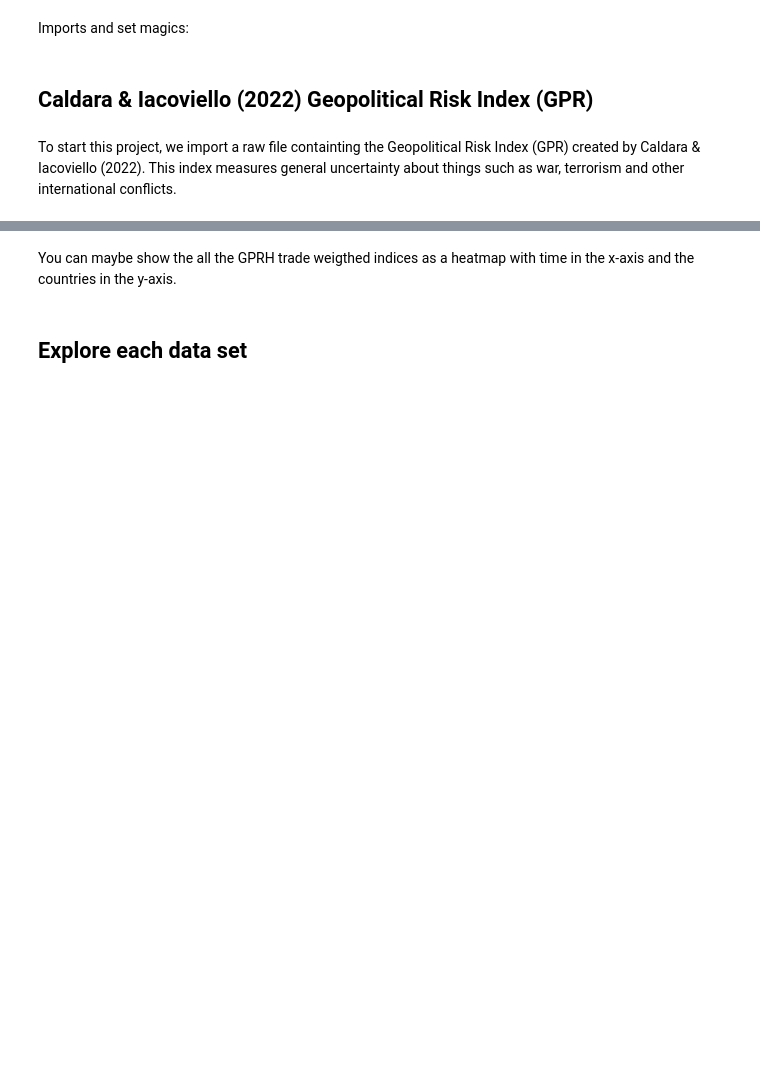
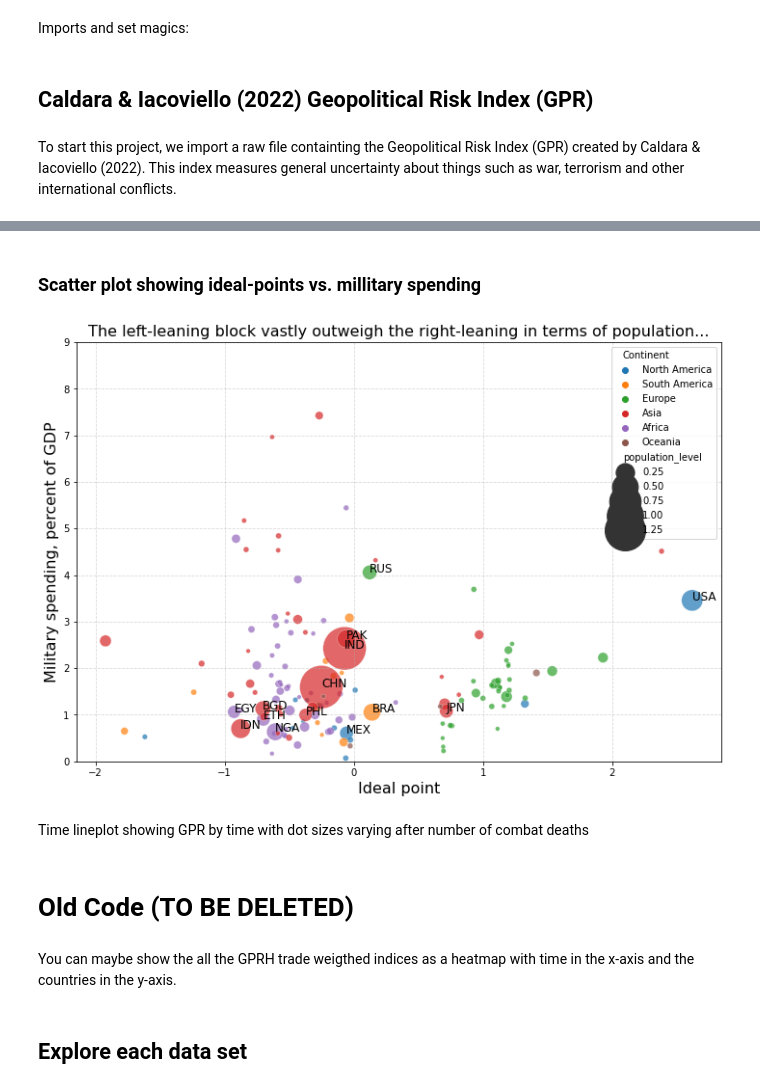
Before and after one commit to NumEconCopenhagen/projects-2024-mikkel-thomas, a Jupyter notebook: dataproject/dataproject.ipynb, the cells around one changed output, grey strips where cells are left out. Saved outputs shown, nothing was run; the diff lists cells and outputs as text; code cells hidden in the pictures; blank space fills up the shorter version.

```diff
--- a/dataproject/dataproject.ipynb
+++ b/dataproject/dataproject.ipynb
@@ -562,0 +60,14 @@ plt.show()
+# %% [markdown]
+### Scatter plot showing ideal-points vs. millitary spending
+# %%
+df_military_gdp_spend = pd.read_csv('military_gdp_spend.csv', index_col=1, skiprows=4) # Millitary spend as % of GDP
+df_population = pd.read_csv('population.csv', index_col=1, skiprows=4) # Population level, 2022
+df_idealpoint = pd.read_csv('IdealpointestimatesAll_Sep2023.csv', delimiter=';') # Ideal point estimates
+
+dataproject.scatter_mil_ideal(df_military_gdp_spend, df_population, df_idealpoint)
+# %% [output]
+[figure, added]
+# %% [markdown]
+Time lineplot showing GPR by time with dot sizes varying after number of combat deaths
+# %% [markdown]
+# Old Code (TO BE DELETED)
```
Also changed, not shown: parts of 83 cells of this notebook, 3 other files.
